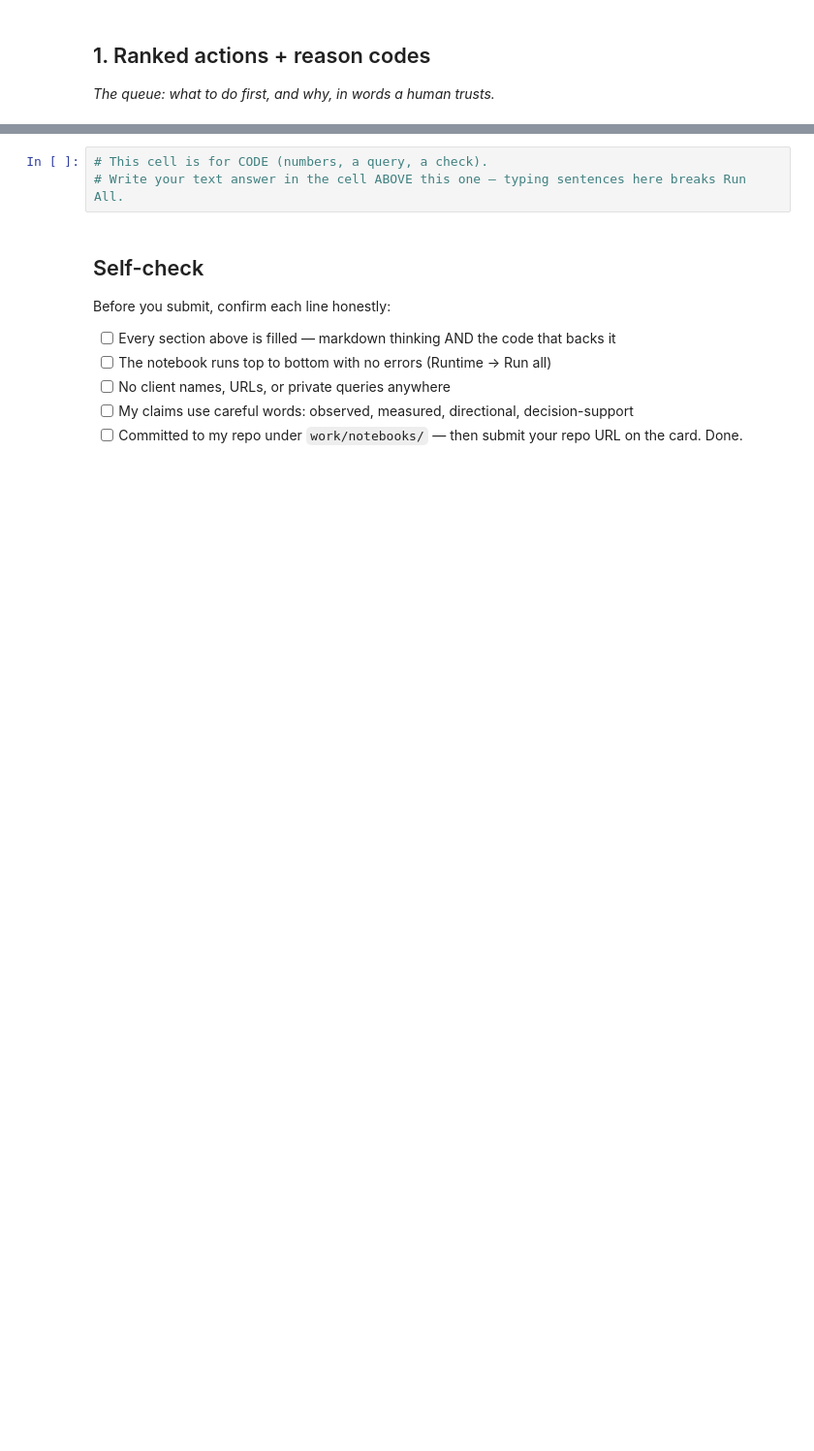
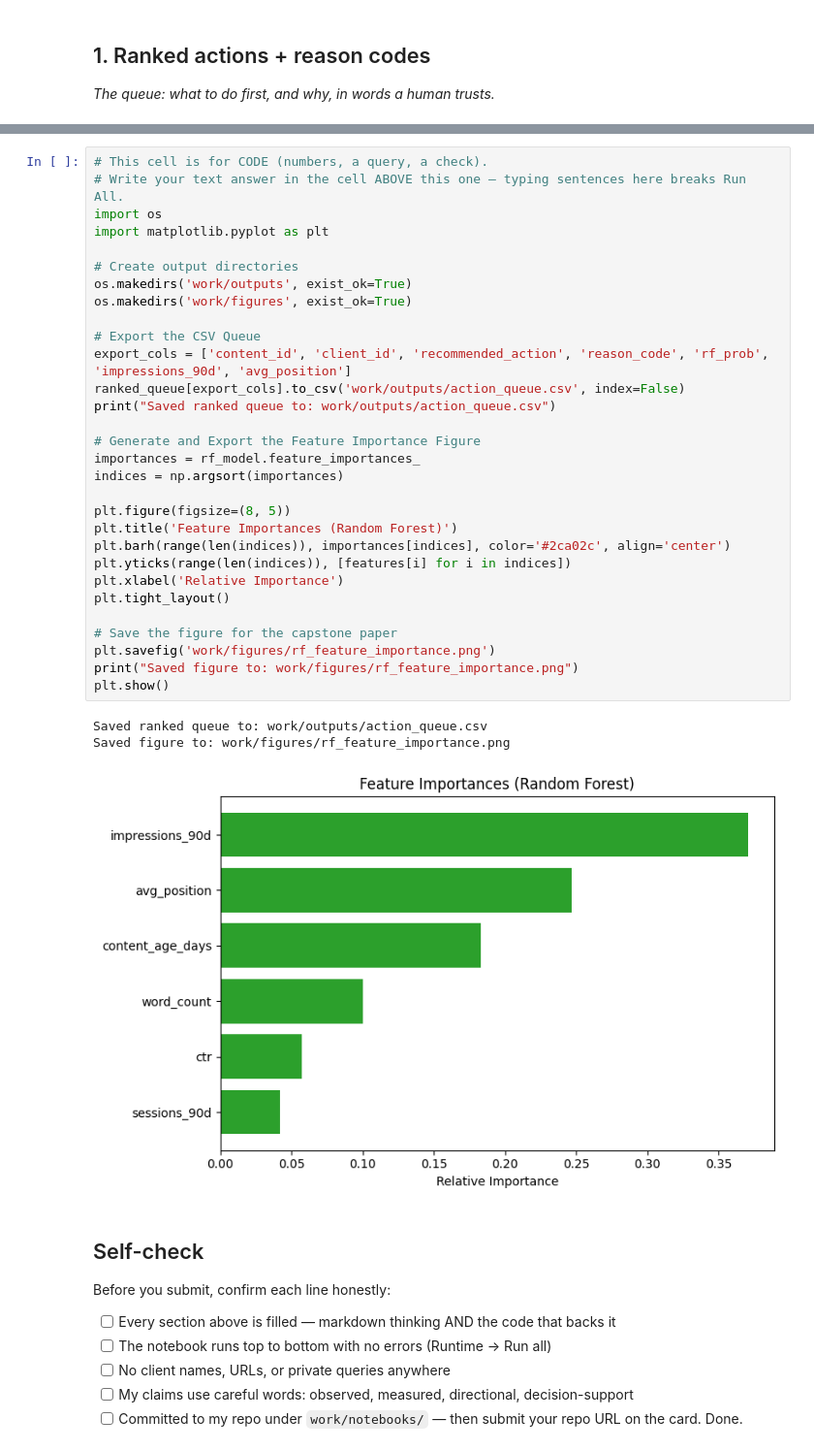
Before and after one commit to Tamur-Naseem/FLY-RANK, a Jupyter notebook: work/notebooks/w07_action_playbook.ipynb, the cells around one changed output, grey strips where cells are left out. Shown at 97% size. Saved outputs shown, nothing was run; the diff lists cells and outputs as text; blank space fills up the shorter version.

```diff
--- a/work/notebooks/w07_action_playbook.ipynb
+++ b/work/notebooks/w07_action_playbook.ipynb
@@ -41,6 +134,37 @@ This skeleton is yours to fill. Work the sections **in order** — each one has
-# %%
-# This cell is for CODE (numbers, a query, a check).
-# Write your text answer in the cell ABOVE this one — typing sentences here breaks Run All.
+# %%
+# This cell is for CODE (numbers, a query, a check).
+# Write your text answer in the cell ABOVE this one — typing sentences here breaks Run All.
+import os
+import matplotlib.pyplot as plt
+
+# Create output directories
+os.makedirs('work/outputs', exist_ok=True)
+os.makedirs('work/figures', exist_ok=True)
+
+# Export the CSV Queue
+export_cols = ['content_id', 'client_id', 'recommended_action', 'reason_code', 'rf_prob', 'impressions_90d', 'avg_position']
+ranked_queue[export_cols].to_csv('work/outputs/action_queue.csv', index=False)
+print("Saved ranked queue to: work/outputs/action_queue.csv")
+
+# Generate and Export the Feature Importance Figure
+importances = rf_model.feature_importances_
+indices = np.argsort(importances)
+
+plt.figure(figsize=(8, 5))
+plt.title('Feature Importances (Random Forest)')
+plt.barh(range(len(indices)), importances[indices], color='#2ca02c', align='center')
+plt.yticks(range(len(indices)), [features[i] for i in indices])
+plt.xlabel('Relative Importance')
+plt.tight_layout()
+
+# Save the figure for the capstone paper
+plt.savefig('work/figures/rf_feature_importance.png')
+print("Saved figure to: work/figures/rf_feature_importance.png")
+plt.show()
+# %% [output]
+Saved ranked queue to: work/outputs/action_queue.csv
+Saved figure to: work/figures/rf_feature_importance.png
+[figure, added]
 # %% [markdown]
 ## Self-check
 
```
Also changed, not shown: parts of 15 cells of this notebook.
